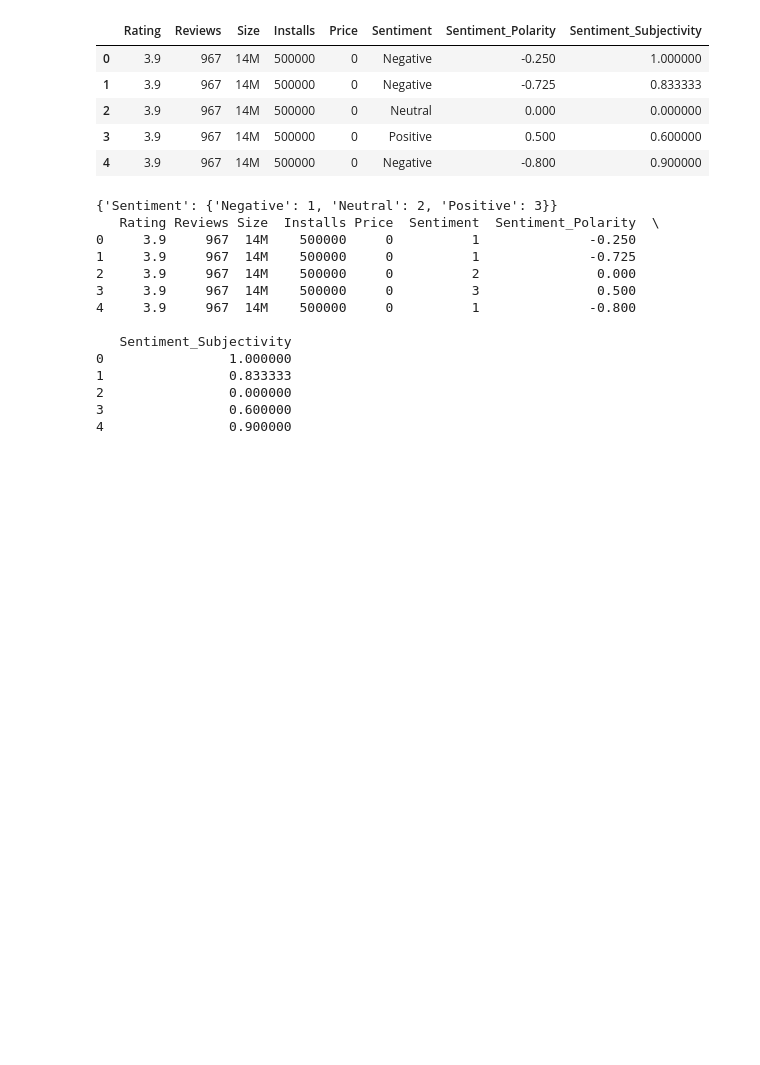
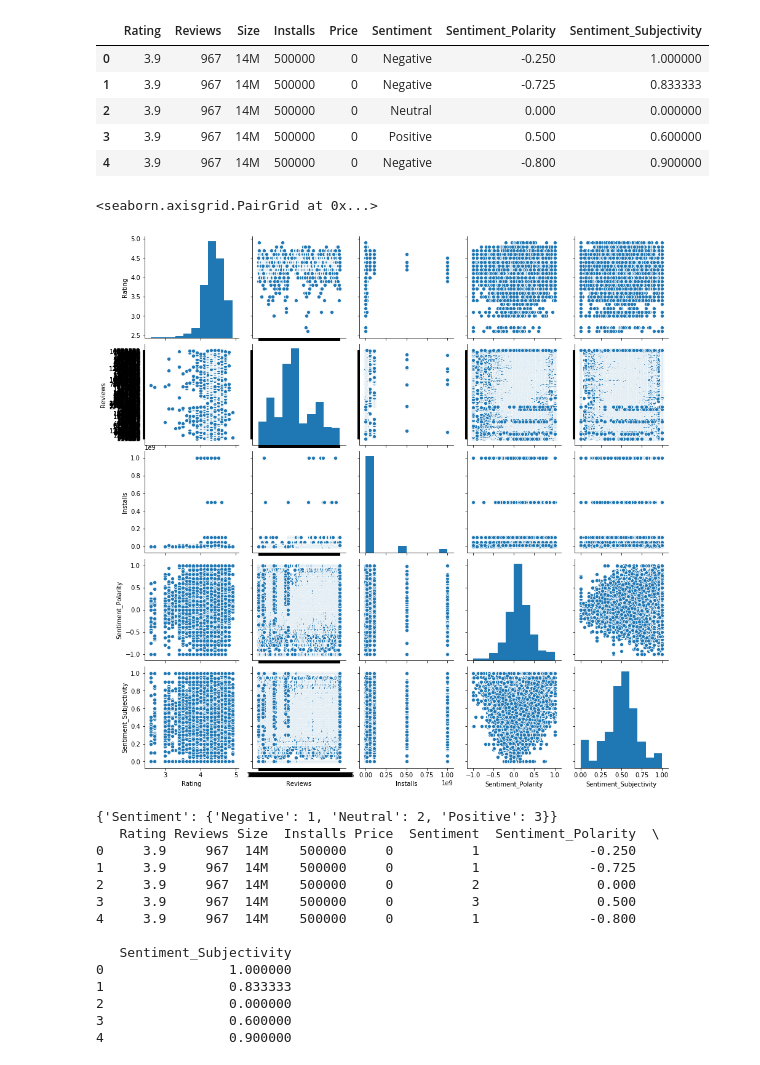
Before and after one commit to nairrj/Python-Project, a Jupyter notebook: Python-Project-code.ipynb, the cells around one changed output. Cells and saved outputs as stored; diff of their text form; code cells hidden in the pictures; blank space fills up the shorter version.

```diff
--- a/Python-Project-code.ipynb
+++ b/Python-Project-code.ipynb
@@ -431,6 +431,12 @@ GoogleStore.head()
 | 2 | 3.9 | 967 | 14M | 500000 | 0 | Neutral | 0.000 | 0.000000 |
 | 3 | 3.9 | 967 | 14M | 500000 | 0 | Positive | 0.500 | 0.600000 |
 | 4 | 3.9 | 967 | 14M | 500000 | 0 | Negative | -0.800 | 0.900000 |
+# %%
+#Study the data distribution using pairsplot
+sns.pairplot(GoogleStore)
+# %% [output]
+<seaborn.axisgrid.PairGrid at 0x...>
+[figure, added]
 # %%
 replace_map = {'Sentiment': {'Positive': 1, 'Negative': -1, 'Neutral': 0}}
 labels = GoogleStore['Sentiment'].astype('category').cat.categories.tolist()
```
Also changed, not shown: parts of 5 cells of this notebook.
